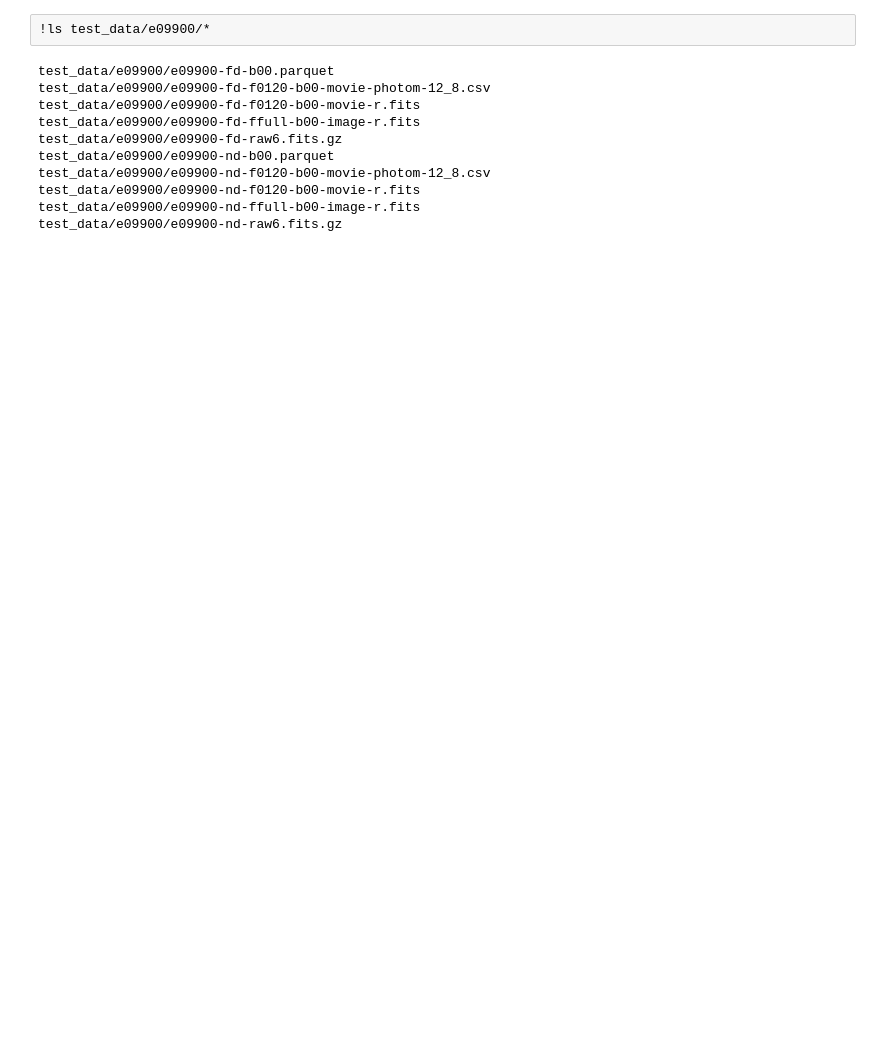
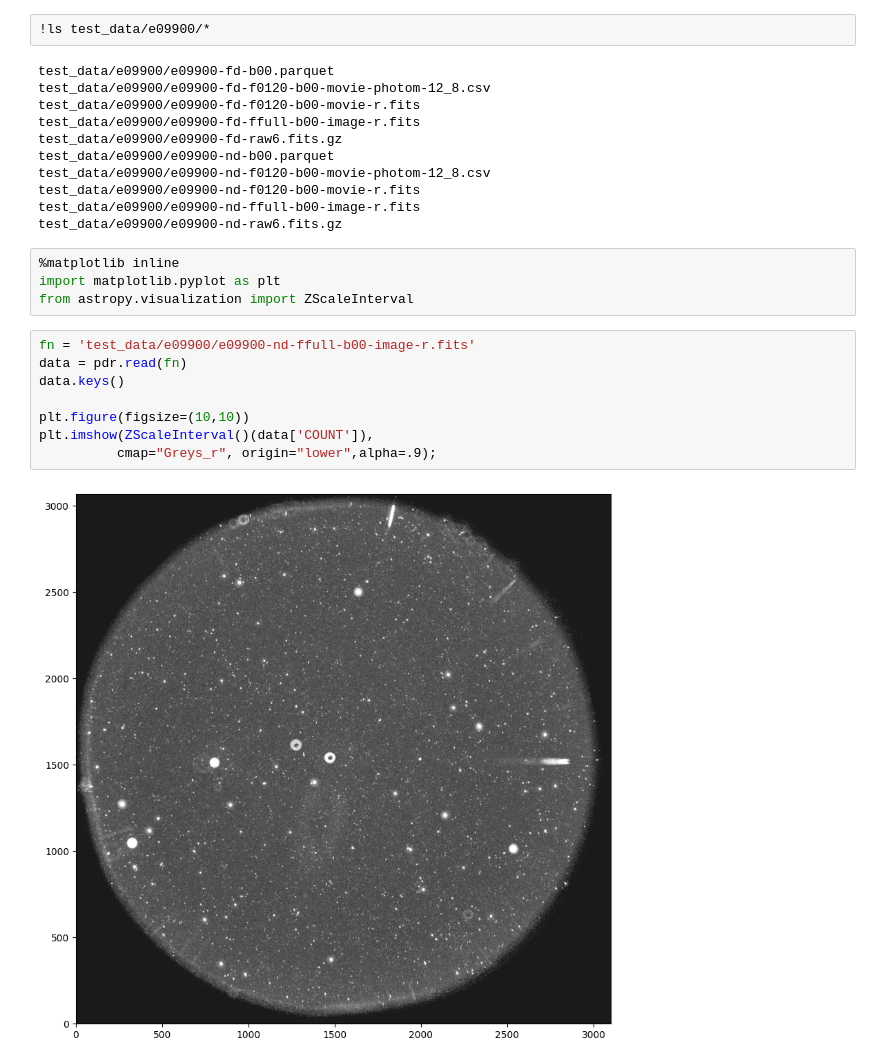
Before and after one commit to MillionConcepts/gPhoton2, a Jupyter notebook: tutorial.ipynb, the cells around one changed output. Cells and saved outputs as stored; diff of their text form; blank space fills up the shorter version.

Commit message:
start of image creation example

```diff
--- a/tutorial.ipynb
+++ b/tutorial.ipynb
@@ -203,3 +221,17 @@ test_data/e09900/e09900-nd-f0120-b00-movie-photom-12_8.csv
 test_data/e09900/e09900-nd-f0120-b00-movie-r.fits
 test_data/e09900/e09900-nd-ffull-b00-image-r.fits
 test_data/e09900/e09900-nd-raw6.fits.gz
+# %%
+%matplotlib inline
+import matplotlib.pyplot as plt
+from astropy.visualization import ZScaleInterval
+# %%
+fn = 'test_data/e09900/e09900-nd-ffull-b00-image-r.fits'
+data = pdr.read(fn)
+data.keys()
+
+plt.figure(figsize=(10,10))
+plt.imshow(ZScaleInterval()(data['COUNT']),
+          cmap="Greys_r", origin="lower",alpha=.9);
+# %% [output]
+[figure, added]
```
Also changed, not shown: parts of 8 cells of this notebook.
